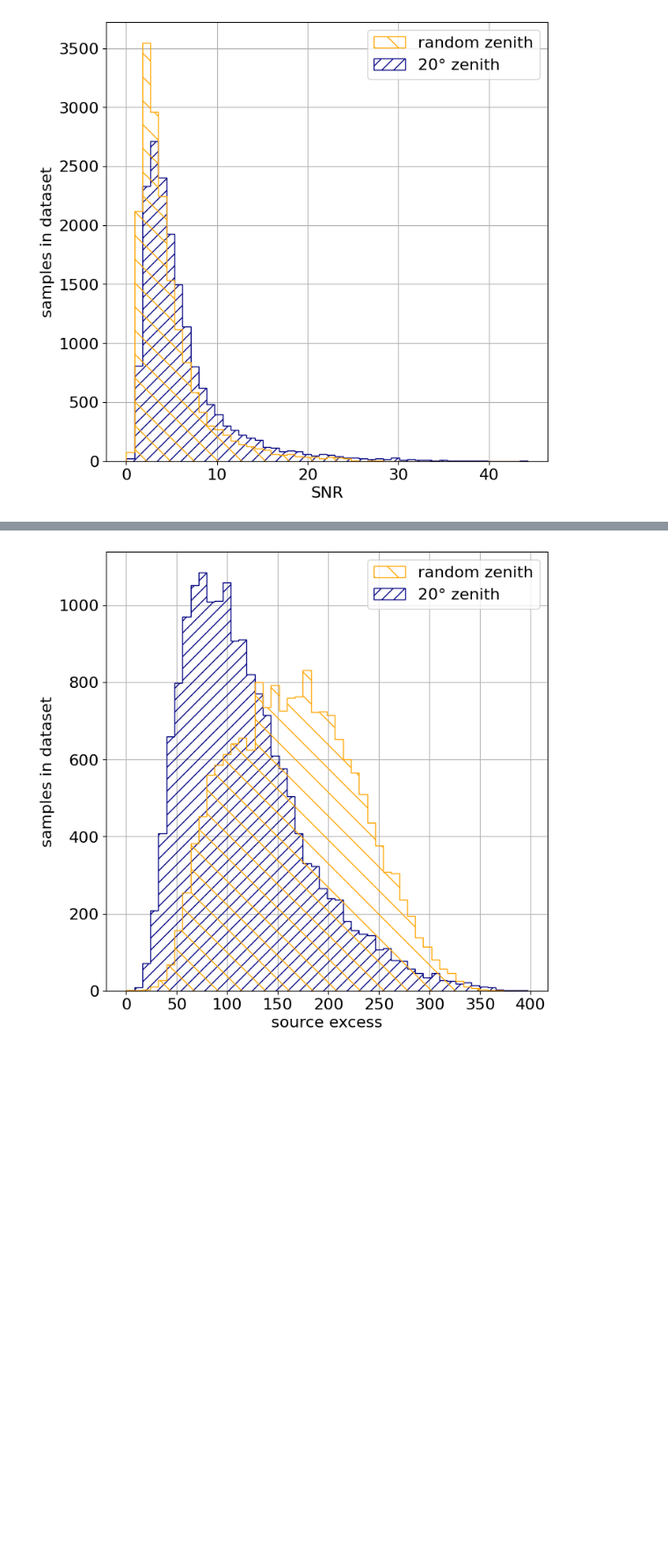
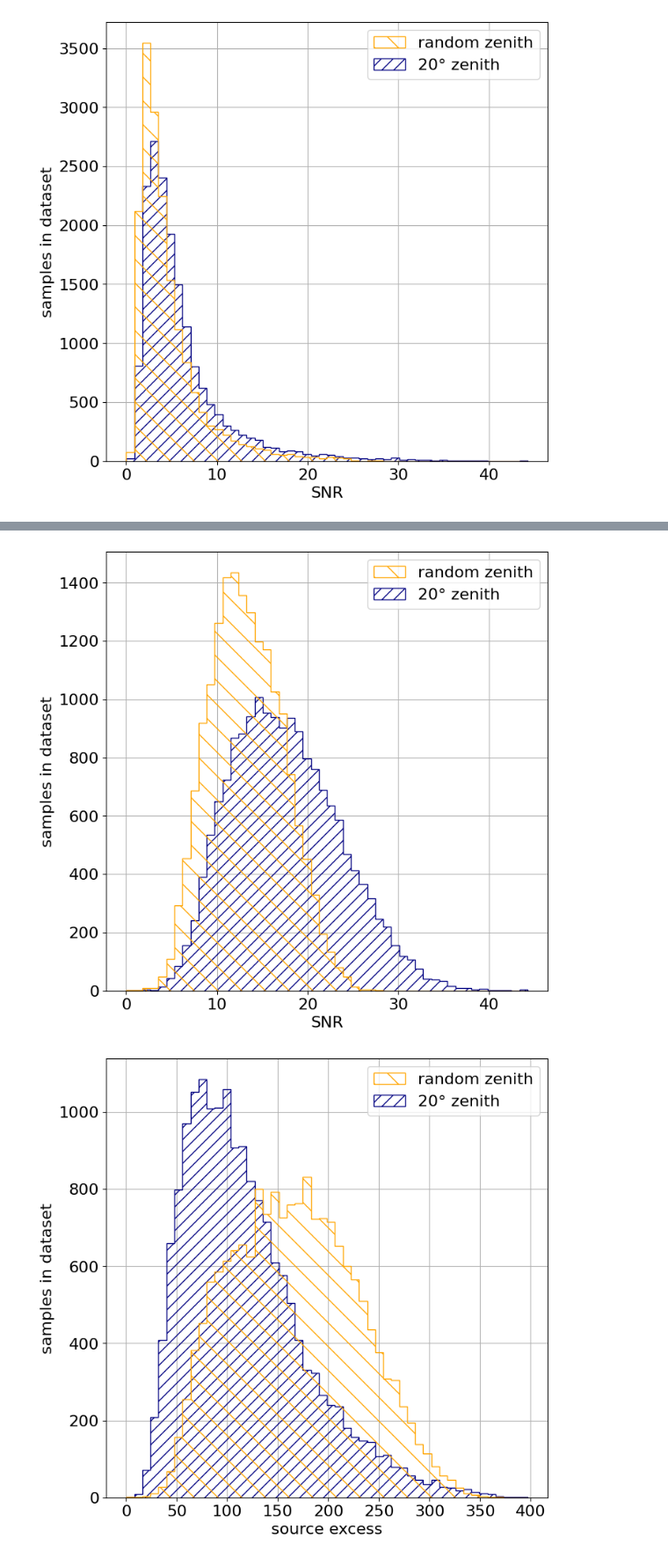
Before and after one commit to ambra-dipiano/astroAI, a Jupyter notebook: astroai/notebooks/snr-from-results-files.ipynb, the cells around one changed output, grey strips where cells are left out. Shown: that part at 88% size. Cells and saved outputs as stored; diff of their text form; code cells hidden in the pictures; blank space fills up the shorter version.

```diff
--- a/astroai/notebooks/snr-from-results-files.ipynb
+++ b/astroai/notebooks/snr-from-results-files.ipynb
@@ -115,3 +147,21 @@ fig.savefig(f'img/all_dataset_snr3_z20_zALL.png')
+# %%
+# hist
+fig = plt.figure(figsize=histsize)
+ax = fig.add_subplot(111)
+
+data = (z20['snr5'], zall['snr5'])
+n, bins, patches = ax.hist(data, nbins, density=False, histtype='step', color=colors)
+ax.tick_params(axis='both', labelsize=fs)
+ax.set_ylabel('samples in dataset', fontsize=fs)
+ax.set_xlabel('SNR', fontsize=fs)
+ax.legend(handles=legends, labels=labels, fontsize=fs)
+ax.grid()
+for patch, hatch in zip(patches, hatches):
+    plt.setp(patch, hatch=hatch)
+plt.show()
+fig.savefig(f'img/all_dataset_snr5_z20_zALL.png')
+# %% [output]
+[figure, added]
 # %%
 # hist
 fig = plt.figure(figsize=histsize)
```
Also changed, not shown: parts of 3 cells of this notebook, 2 other files.
